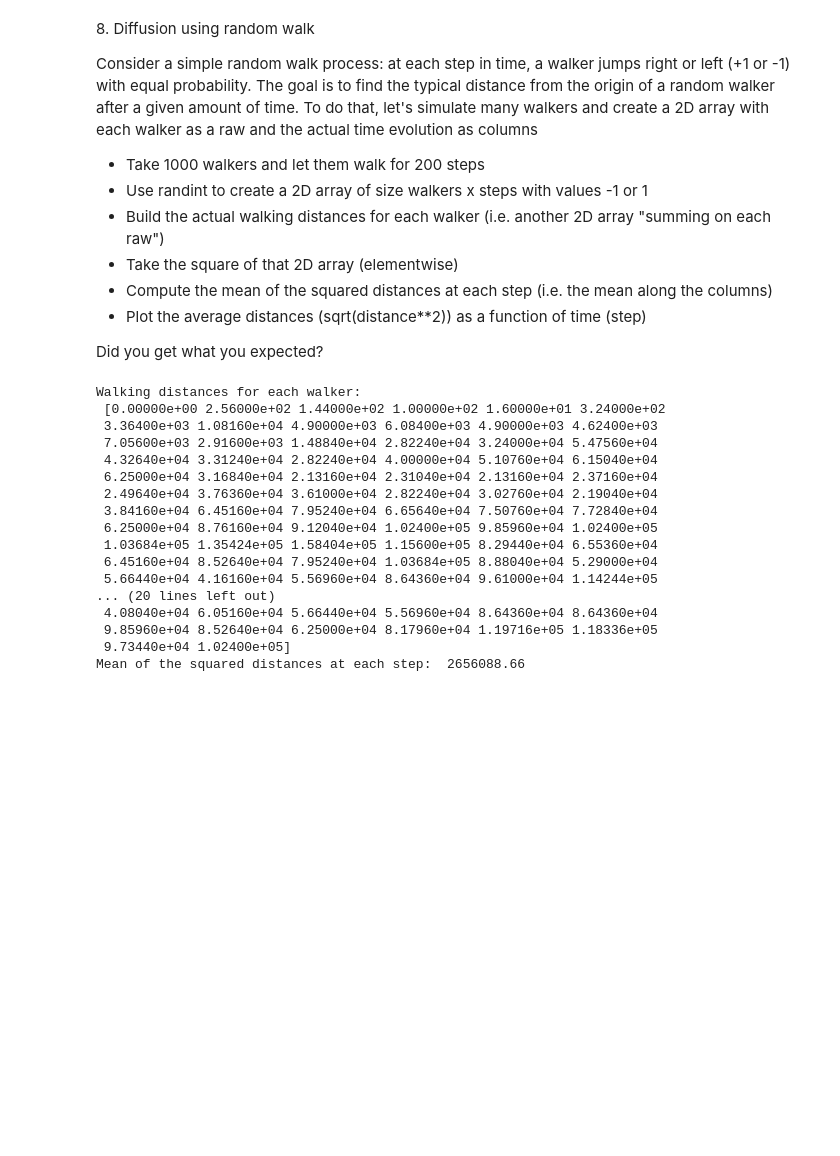
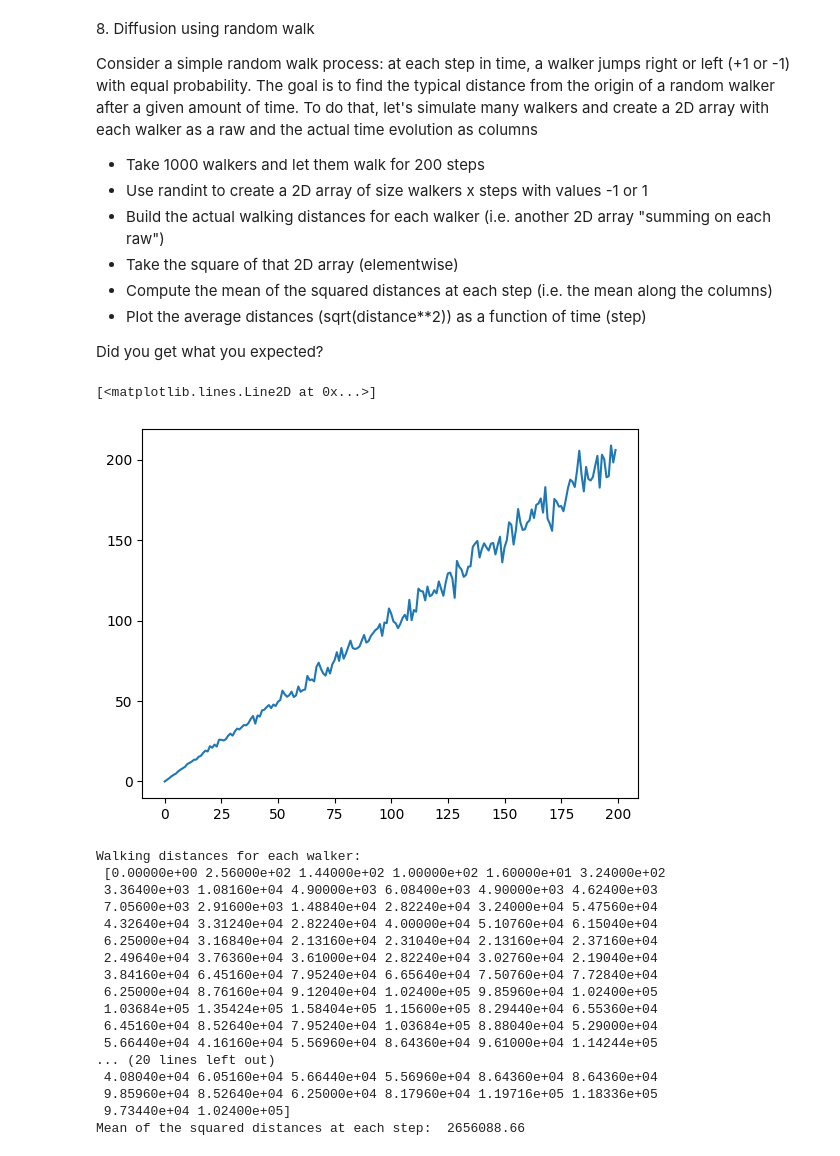
Before and after one commit to gpoccianti/LaboratoryOfComputationalPhysics_Y7, a Jupyter notebook: 04ex_Numpy.ipynb, the cells around one changed output. Drawn from its saved outputs; the diff is of its cells as text; code cells hidden in the pictures; blank space fills up the shorter version.

```diff
--- a/04ex_Numpy.ipynb
+++ b/04ex_Numpy.ipynb
@@ -341,6 +398,27 @@ To do that, let's simulate many walkers and create a 2D array with each walker a
   * Plot the average distances (sqrt(distance\*\*2)) as a function of time (step)
 
 Did you get what you expected?
+# %%
+import numpy.random as npr
+import matplotlib.pyplot as plt
+N=1000
+nsteps=200
+
+def step(N,t): return np.ones((N,t))-2*npr.randint(2,size=(N,t)) #all the steps until time t
+
+pos=np.sum(step(N,nsteps),axis=1) #pos at time t
+pos**2
+mean=np.mean(pos**2)
+def msd(N,t):
+    pos=np.sum(step(N,t),axis=1)
+    return np.mean(pos**2)
+
+y=list(map(lambda t: msd(N,t),np.arange(nsteps)))
+
+plt.plot(np.arange(nsteps),y)
+# %% [output]
+[<matplotlib.lines.Line2D at 0x...>]
+[figure, added]
 # %%
 import numpy.random as npr
 from tqdm import tqdm
```
Also changed, not shown: parts of 5 cells of this notebook, 7 other files.
